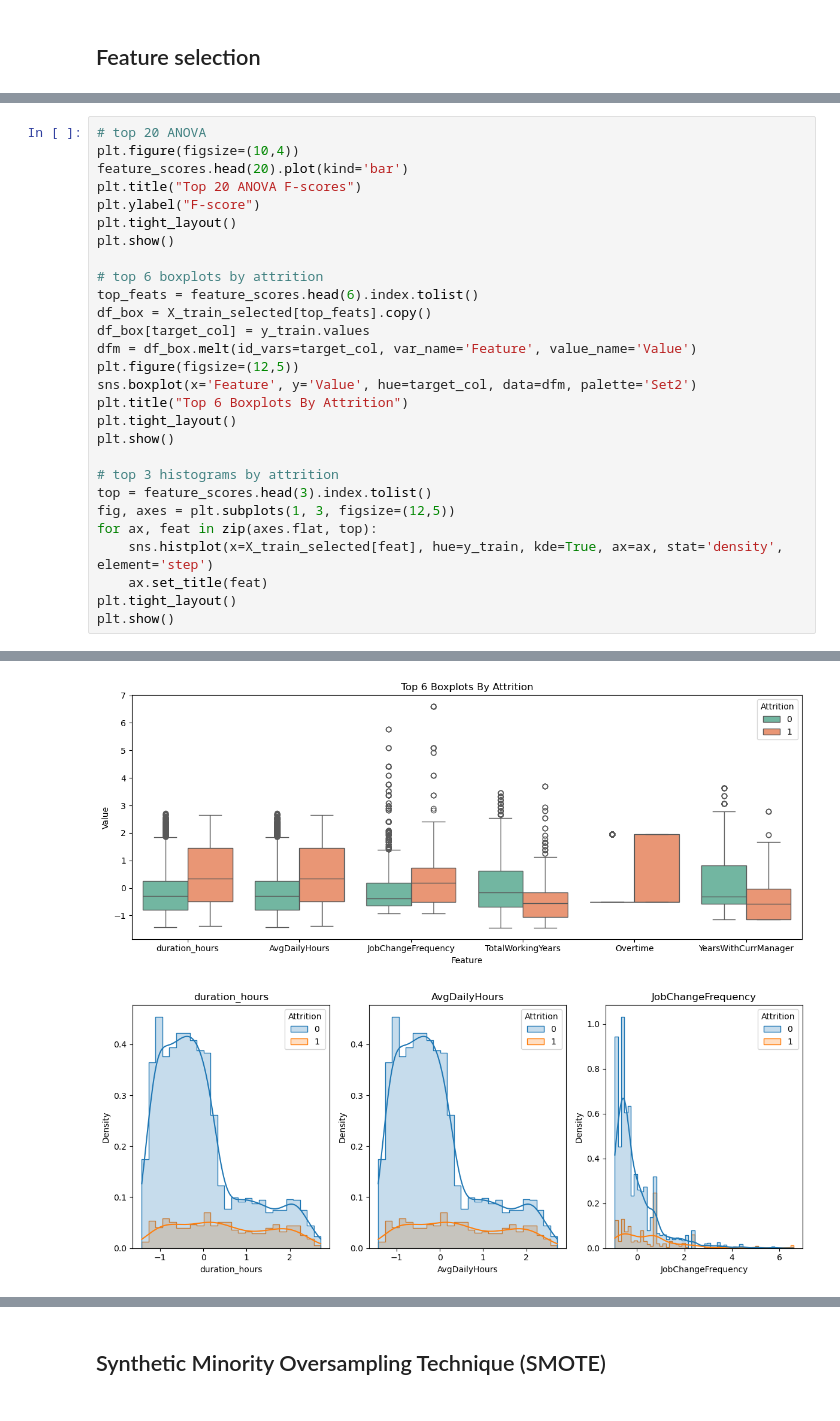
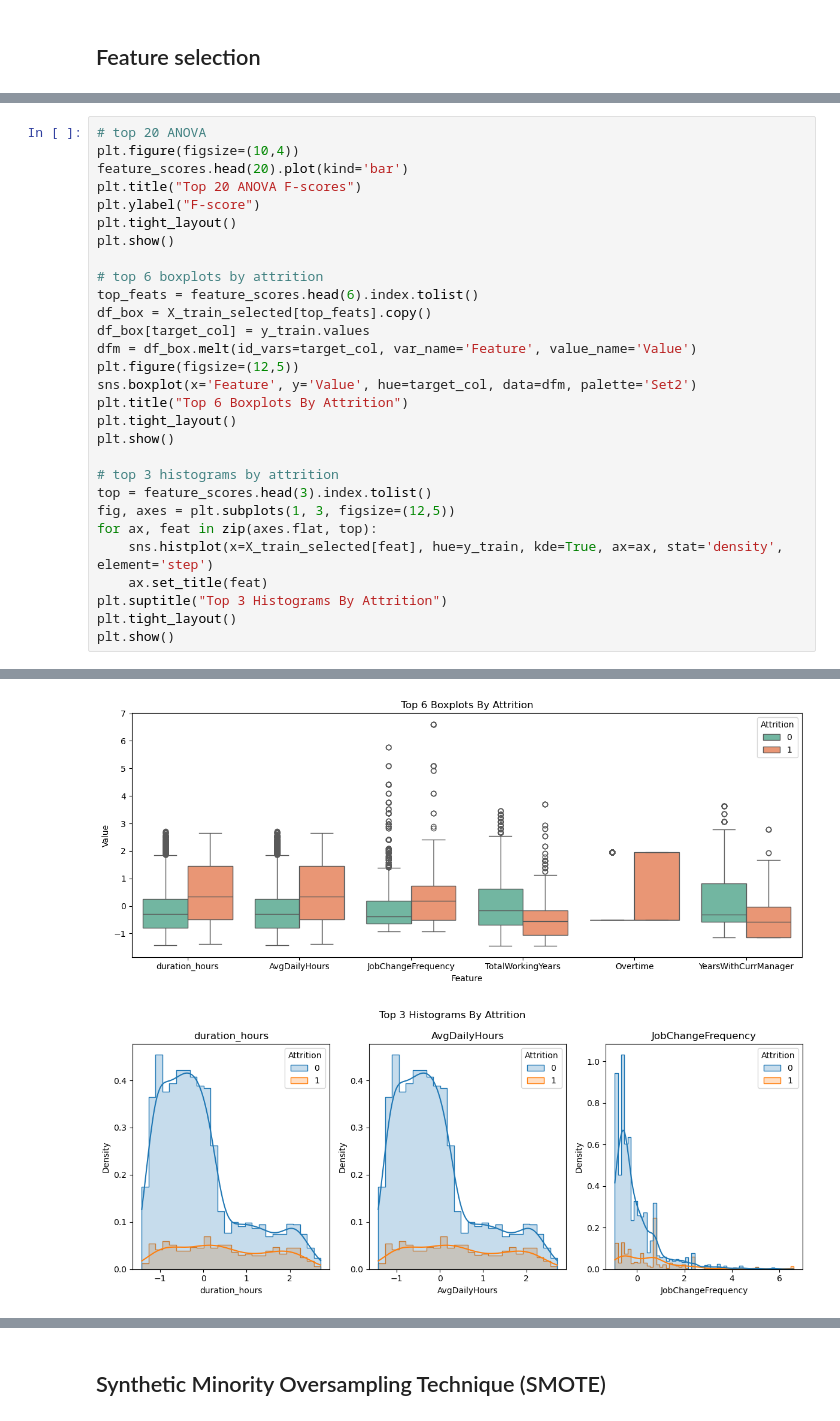
Before and after one commit to DavidSalinas04/Ai_course_project, a Jupyter notebook: report_project.ipynb, the cells around one changed output, grey strips where cells are left out. Cells and saved outputs as stored; diff of their text form.

```diff
--- a/report_project.ipynb
+++ b/report_project.ipynb
@@ -555,6 +555,7 @@ fig, axes = plt.subplots(1, 3, figsize=(12,5))
 for ax, feat in zip(axes.flat, top):
     sns.histplot(x=X_train_selected[feat], hue=y_train, kde=True, ax=ax, stat='density', element='step')
     ax.set_title(feat)
+plt.suptitle("Top 3 Histograms By Attrition")
 plt.tight_layout()
 plt.show()
 # %% [output]
@@ -562,5 +563,5 @@ plt.show()
 [figure]
-[figure, old version]
+[figure, new version]
 # %% [markdown]
 This part identifies the most relevant variables to predict employee turnover using statistical testing:
 
```
Also changed, not shown: parts of 8 cells of this notebook.
